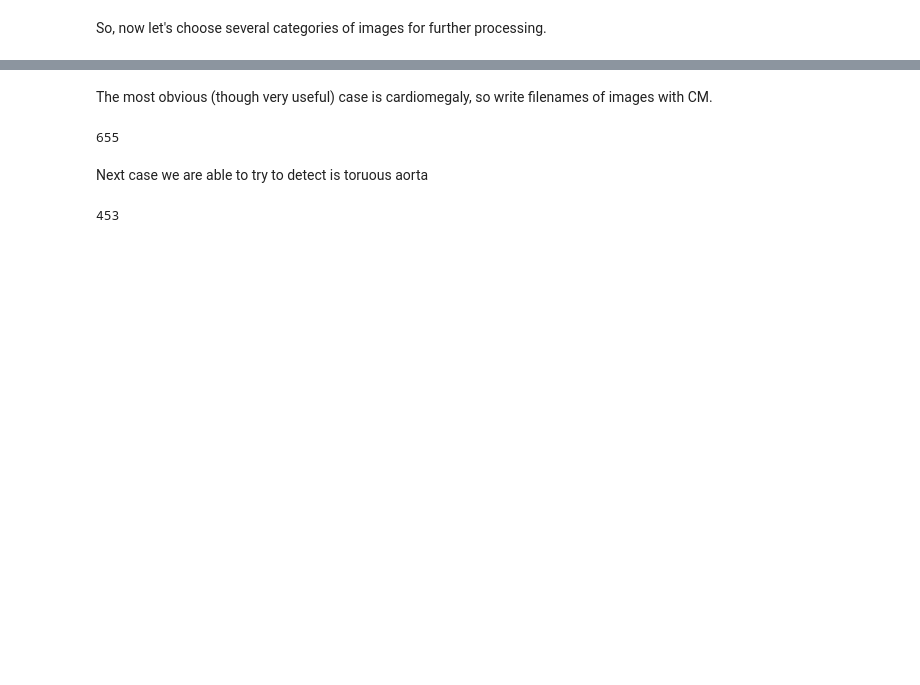
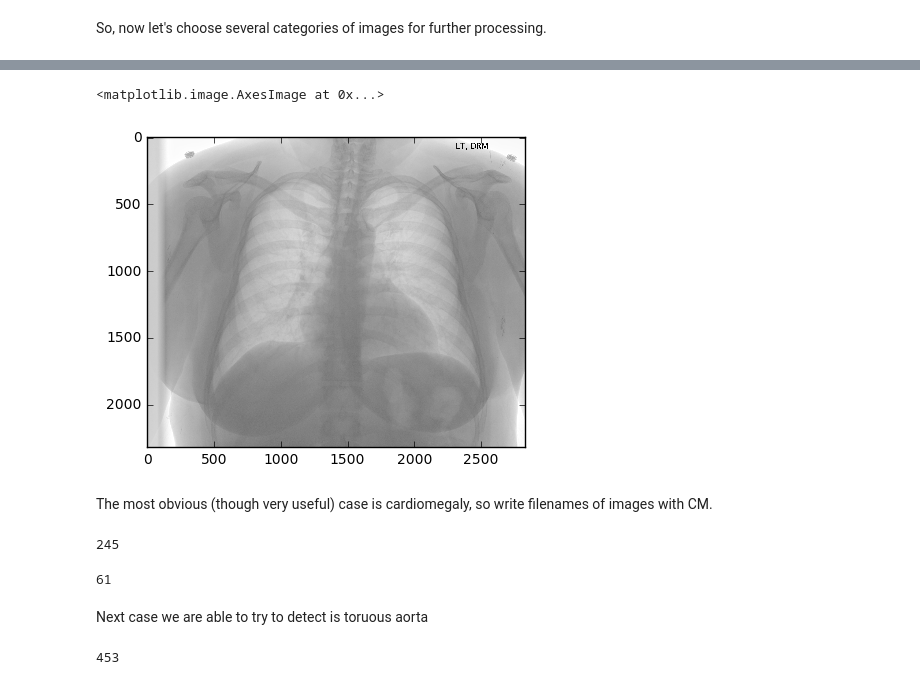
Before and after one commit to artemkondyukov/xray_cardiometry, a Jupyter notebook: notebooks/set_selection.ipynb, the cells around one changed output, grey strips where cells are left out. Cells and saved outputs as stored; diff of their text form; code cells hidden in the pictures; blank space fills up the shorter version.

```diff
--- a/notebooks/set_selection.ipynb
+++ b/notebooks/set_selection.ipynb
@@ -39,0 +73,9 @@ dtype: int64
+# %%
+d = dicom.read_file("/home/a.kondyukov/data/Indianapolis_dicom/1702/1702_IM-0463-1001.dcm").pixel_array
+# %%
+plt.set_cmap("gray")
+
+plt.imshow(d)
+# %% [output]
+<matplotlib.image.AxesImage at 0x...>
+[figure, added]
@@ -40,12 +84,20 @@ dtype: int64
 # %% [markdown]
 The most obvious (though very useful) case is cardiomegaly, so write filenames of images with CM.
 # %%
-cardiomegaly_indices = set([i for i, data in enumerate(data_list) if
-                       any(["cardiomegaly" in s.lower() for s in data["MeSH"]["major"]])])
+cardiomegaly_mild_indices = set([i for i, data in enumerate(data_list) if
+                       any(["cardiomegaly/mild" in s.lower() for s in data["MeSH"]["major"]])])
 
-print(len(cardiomegaly_filenames))
+print(len(cardiomegaly_mild_indices))
 # %% [output]
-655
+245
+# %%
+cardiomegaly_modsev_indices = set([i for i, data in enumerate(data_list) if
+                       any(["cardiomegaly/moderate" in s.lower() or
+                            "cardiomegaly/severe" in s.lower() for s in data["MeSH"]["major"]])])
+
+print(len(cardiomegaly_modsev_indices))
+# %% [output]
+61
 # %% [markdown]
 Next case we are able to try to detect is toruous aorta
 # %%
```
Also changed, not shown: parts of 48 cells of this notebook, 1 other file.
